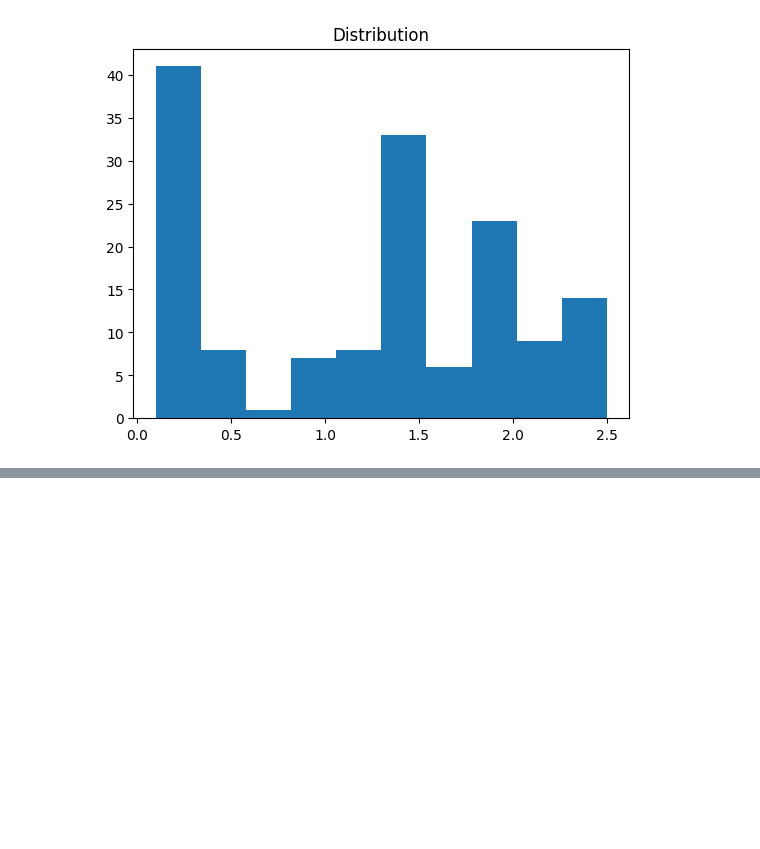
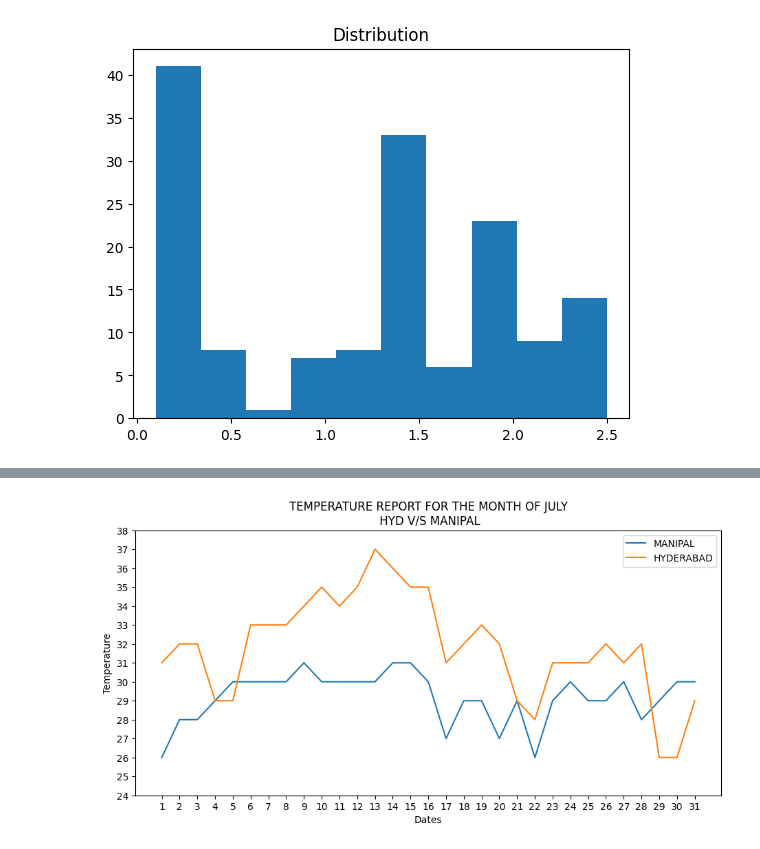
Before and after one commit to dhanusherramuri/AML_MSIS, a Jupyter notebook: AML_LAB_2(11-08-2026).ipynb, the cells around one changed output, grey strips where cells are left out. Cells and saved outputs as stored; diff of their text form; code cells hidden in the pictures; blank space fills up the shorter version.

Commit message:
Temperature Assement Update

```diff
--- a/AML_LAB_2(11-08-2026).ipynb
+++ b/AML_LAB_2(11-08-2026).ipynb
@@ -49,2 +61,28 @@ plt.show()
+# %%
+#Take the temperature of 2 cities and plot a LINE PLOT in a Same Graph So as to keep it easy to compare and BOTH THE LINES SHOULD BE OF DIFFERENT COLOURS
+
+
+manipal_temps =  [26, 28, 28, 29, 30, 30, 30, 30, 31, 30, 30, 30, 30, 31, 31, 30, 27, 29, 29, 27, 29, 26, 29, 30, 29, 29, 30, 28, 29, 30, 30]
+dates =  list(range(1, 32))
+
+hyd_temps = [31, 32, 32, 29, 29, 33, 33, 33, 34, 35,34, 35, 37, 36, 35, 35, 31, 32, 33, 32,29, 28, 31, 31, 31, 32, 31, 32, 26, 26, 29]
+# hyd_dates = list(range(1,32))
+
+plt.figure(figsize=(11,5))
+
+plt.plot(dates,manipal_temps,label = "MANIPAL")
+plt.plot(dates,hyd_temps,label = "HYDERABAD")
+plt.xlabel("Dates")
+plt.ylabel("Temperature")
+plt.title("TEMPERATURE REPORT FOR THE MONTH OF JULY\n HYD V/S MANIPAL")
+
+plt.xticks(dates)
+plt.yticks(range(24,39))
+plt.ylim(24,38)
+
+plt.legend()
+plt.show()
+# %% [output]
+[figure, added]
 # %%
 !git add .
```
Also changed, not shown: parts of 2 cells of this notebook.
